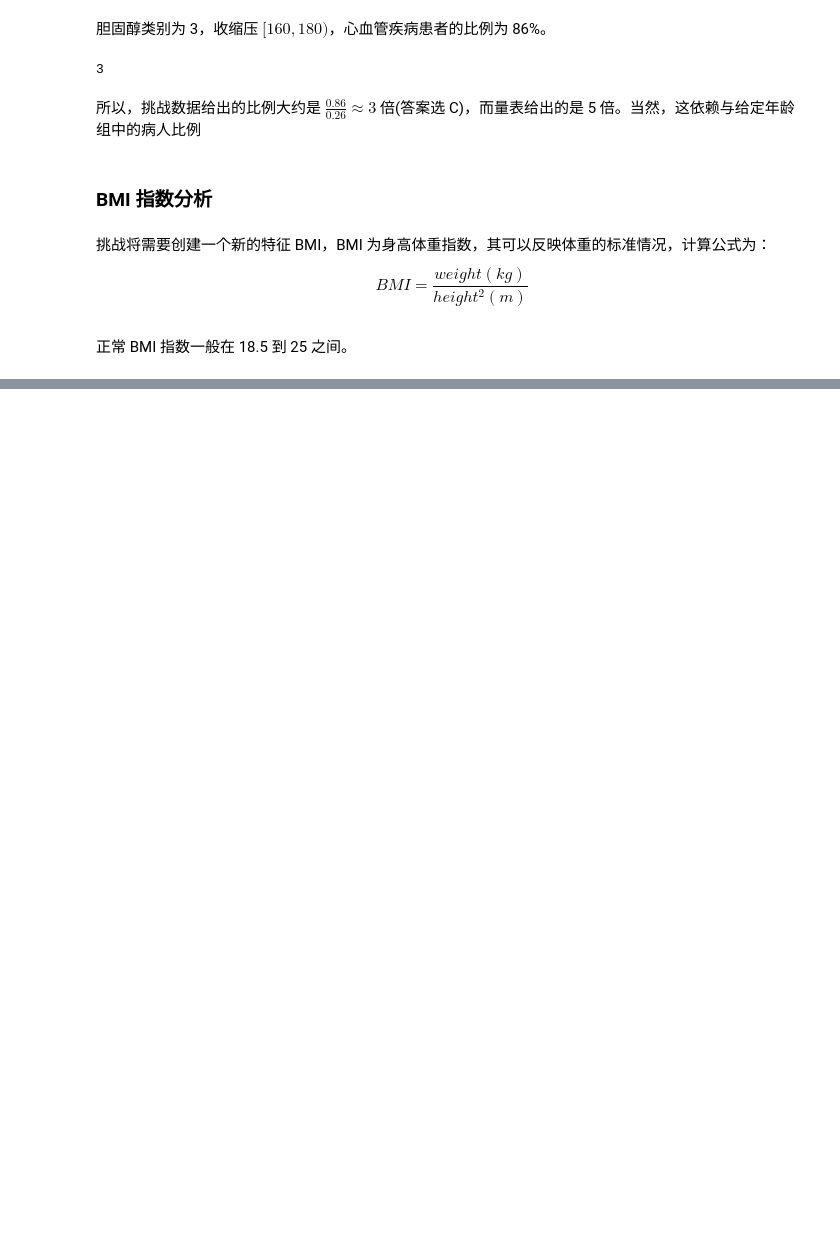
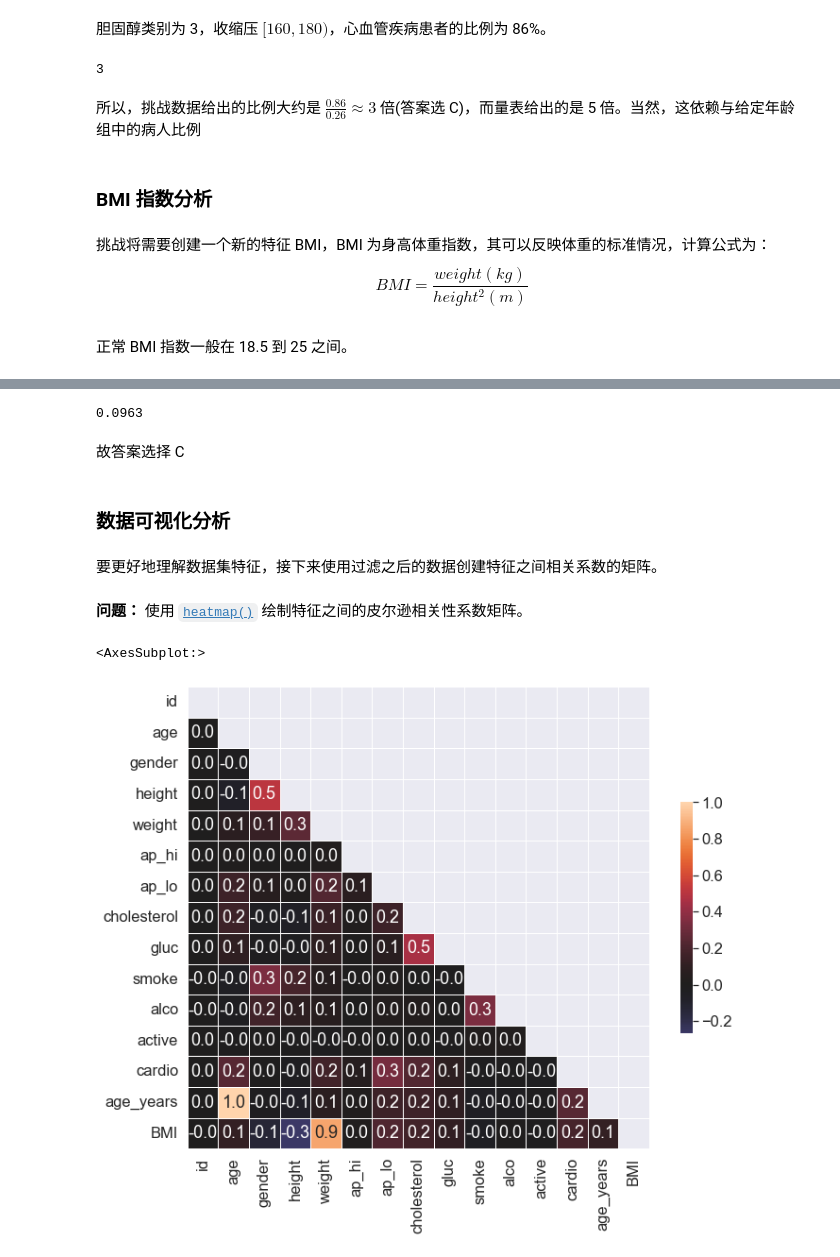
Before and after one commit to KingsleyCheng2021/Python, a Jupyter notebook: ML基础课/心血管疾病数据探索分析.ipynb, the cells around one changed output, grey strips where cells are left out. Drawn from its saved outputs; the diff is of its cells as text; code cells hidden in the pictures; blank space fills up the shorter version.

```diff
--- a/ML基础课/心血管疾病数据探索分析.ipynb
+++ b/ML基础课/心血管疾病数据探索分析.ipynb
@@ -214,0 +221,3 @@ $$BMI = \frac{weight (kg)}{height^2 (m)}$$
+# %%
+df['BMI']=df['weight']/((df['height']/100)**2)
+df['BMI'].median()
@@ -214,0 +261,2 @@ $$BMI = \frac{weight (kg)}{height^2 (m)}$$
+# %%
+flitered_df = df[(df['ap_lo'] <= df['ap_hi']) & (df['height'] >= df['height'].quantile(0.025)) & (df['height'] <= df['height'].quantile(0.975)) & (df['weight'] >= df['weight'].quantile(0.025)) & (df['weight'] <= df['weight'].quantile(0.975))]
@@ -214,0 +269,27 @@ $$BMI = \frac{weight (kg)}{height^2 (m)}$$
+# %%
+(df.shape[0]-flitered_df.shape[0])/df.shape[0]
+# %% [output]
+0.0963
+# %% [markdown]
+故答案选择 C
+# %% [markdown]
+### 数据可视化分析
+# %% [markdown]
+要更好地理解数据集特征，接下来使用过滤之后的数据创建特征之间相关系数的矩阵。
+# %% [markdown]
+**问题：** 使用 [`heatmap()`](http://seaborn.pydata.org/generated/seaborn.heatmap.html) 绘制特征之间的皮尔逊相关性系数矩阵。
+# %%
+# 计算相关系数矩阵
+df = flitered_df.copy()
+corr_matrix = df.corr(method='pearson')
+
+# 创建一个 Mask 来隐藏相关矩阵的上三角
+mask = np.zeros_like(corr_matrix, dtype=np.bool)
+mask[np.triu_indices_from(mask)] = True
+
+# 绘制图像
+f, ax = plt.subplots(figsize=(12, 9))
+sns.heatmap(corr_matrix, mask=mask, vmax=1, center=0, annot=True, fmt='.1f', square=True, linewidths=.5, cbar_kws={'shrink': .5})
+# %% [output]
+<AxesSubplot:>
+[figure, added]
```
Also changed, not shown: parts of 35 cells of this notebook, 7 other files.
